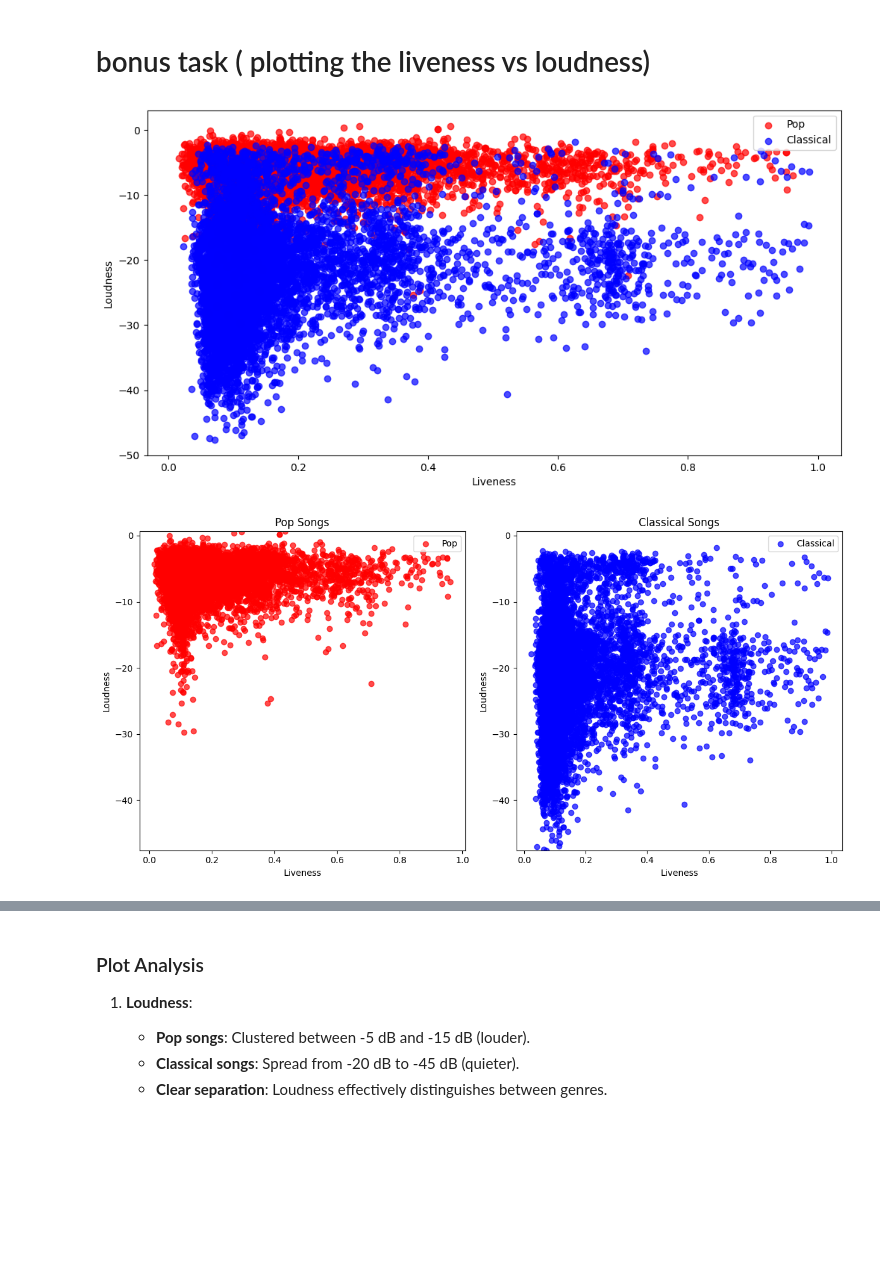
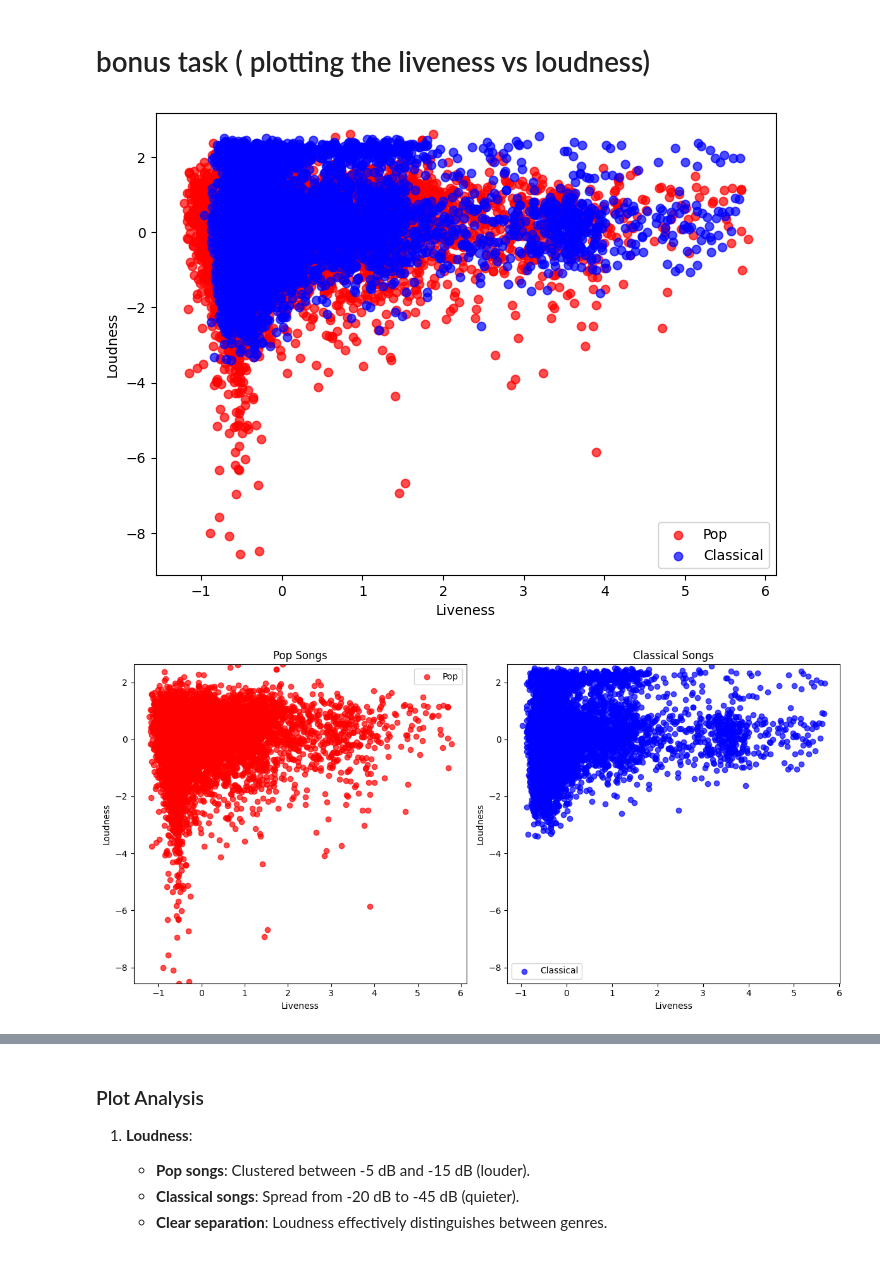
Before and after one commit to tihassfjord/RepDatWest, a Jupyter notebook: code/assignment1_2.ipynb, the cells around one changed output, grey strips where cells are left out. Saved outputs shown, nothing was run; the diff lists cells and outputs as text; code cells hidden in the pictures; blank space fills up the shorter version.

```diff
--- a/code/assignment1_2.ipynb
+++ b/code/assignment1_2.ipynb
@@ -178,40 +178,45 @@ Here the data is split up into test/train set. The dataset is shuffled before sp
 pop_features = features[labels == 1]
 classical_features = features[labels == 0]
 
+# scale the features
+pop_features = scaler.fit_transform(pop_features)
+classical_features = scaler.fit_transform(classical_features)
+
+
 # plot the features
-plt.figure(figsize=(12, 6))
+plt.figure(figsize=(8, 6))
 plt.scatter(pop_features[:, 0], pop_features[:, 1], color='red', label='Pop', alpha=0.7)
 plt.scatter(classical_features[:, 0], classical_features[:, 1], color='blue', label='Classical',alpha=0.7)
 plt.xlabel('Liveness')
 plt.ylabel('Loudness')
 plt.legend()
 
 # Create subplots with two plots side by side
 fig, axs = plt.subplots(1, 2, figsize=(12, 6))  # 1 row, 2 columns
 
 # Determine the y-axis limits based on the loudness values (y-values)
 y_min = min(pop_features[:, 1].min(), classical_features[:, 1].min())
 y_max = max(pop_features[:, 1].max(), classical_features[:, 1].max())
 
 # Plot for Pop songs
 axs[0].scatter(pop_features[:, 0], pop_features[:, 1], color='red', label='Pop', alpha=0.7)
 axs[0].set_xlabel('Liveness')
 axs[0].set_ylabel('Loudness')
 axs[0].set_title('Pop Songs')
 axs[0].set_ylim([y_min, y_max])  # Set the same y-axis limits for both plots
 axs[0].legend()
 
 # Plot for Classical songs
 axs[1].scatter(classical_features[:, 0], classical_features[:, 1], color='blue', label='Classical', alpha=0.7)
 axs[1].set_xlabel('Liveness')
 axs[1].set_ylabel('Loudness')
 axs[1].set_title('Classical Songs')
 axs[1].set_ylim([y_min, y_max])  # Set the same y-axis limits for both plots
 axs[1].legend()
 
 # Show the plots
 plt.tight_layout()  # Adjust layout to prevent overlap
 plt.show()
 # %% [output]
-[figure, old version]
+[figure, new version]
-[figure, old version]
+[figure, new version]
```
Also changed, not shown: parts of 3 cells of this notebook.
